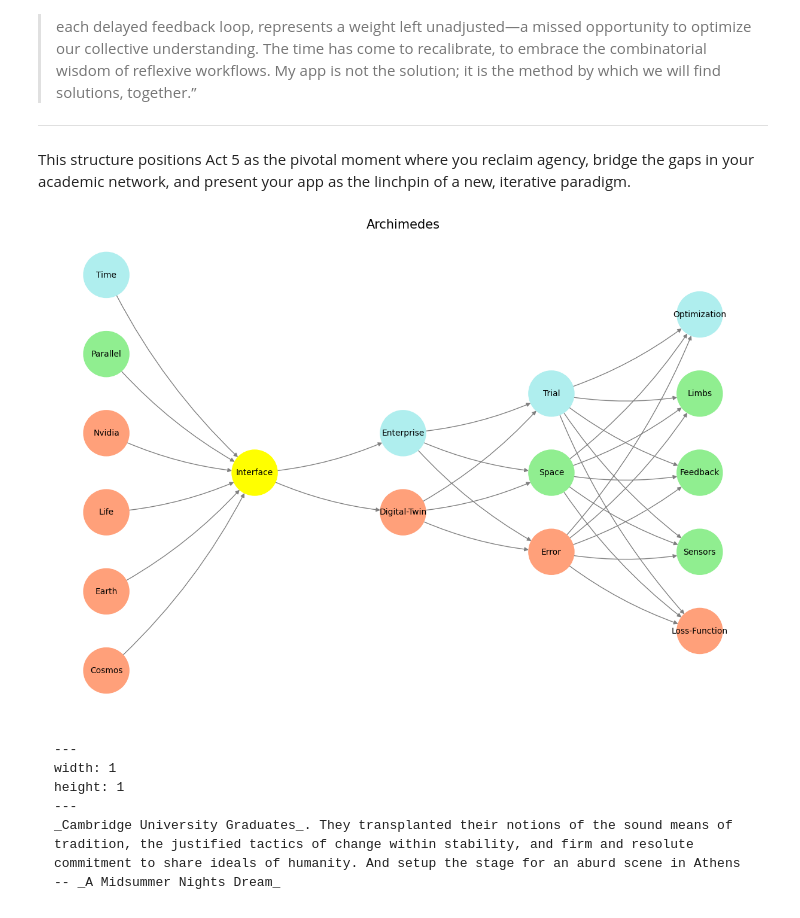
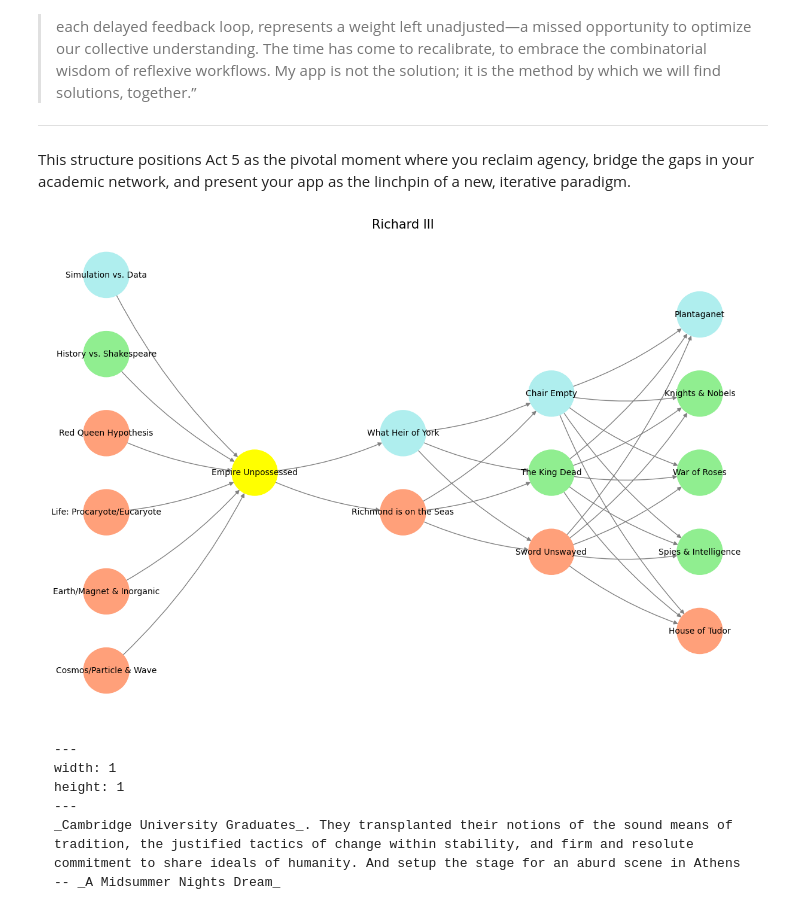
Before and after one commit to abikesa/weisner, a Jupyter notebook: kitabo/ensi/_build/jupyter_execute/act1/chapter3.ipynb, the cells around one changed output. Cells and saved outputs as stored; diff of their text form; code cells hidden in the pictures.

Commit message:
is the chair empty?

````diff
--- a/kitabo/ensi/_build/jupyter_execute/act1/chapter3.ipynb
+++ b/kitabo/ensi/_build/jupyter_execute/act1/chapter3.ipynb
@@ -54,36 +54,36 @@ import networkx as nx
 # Define the neural network structure; modified to align with "Aprés Moi, Le Déluge" (i.e. Je suis AlexNet)
 def define_layers():
     return {
-        'Pre-Input/World': ['Cosmos', 'Earth', 'Life', 'Nvidia', 'Parallel', 'Time'],
-        'Yellowstone/PerceptionAI': ['Interface'],
-        'Input/AgenticAI': ['Digital-Twin', 'Enterprise'],
-        'Hidden/GenerativeAI': ['Error', 'Space', 'Trial'],
-        'Output/PhysicalAI': ['Loss-Function', 'Sensors', 'Feedback', 'Limbs', 'Optimization']
+        'Pre-Input/World': ['Cosmos/Particle & Wave', 'Earth/Magnet & Inorganic', 'Life: Procaryote/Eucaryote', 'Red Queen Hypothesis', 'History vs. Shakespeare', 'Simulation vs. Data'],
+        'Yellowstone/PerceptionAI': ['Empire Unpossessed'],
+        'Input/AgenticAI': ['Richmond is on the Seas', 'What Heir of York'],
+        'Hidden/GenerativeAI': ['Sword Unswayed', 'The King Dead', 'Chair Empty'],
+        'Output/PhysicalAI': ['House of Tudor', 'Spies & Intelligence', 'War of Roses', 'Knights & Nobels', 'Plantaganet']
     }
 
 # Assign colors to nodes
 def assign_colors(node, layer):
-    if node == 'Interface':
+    if node == 'Empire Unpossessed':
         return 'yellow'
-    if layer == 'Pre-Input/World' and node in [ 'Time']:
+    if layer == 'Pre-Input/World' and node in [ 'Simulation vs. Data']:
         return 'paleturquoise'
-    if layer == 'Pre-Input/World' and node in [ 'Parallel']:
+    if layer == 'Pre-Input/World' and node in [ 'History vs. Shakespeare']:
         return 'lightgreen'
-    elif layer == 'Input/AgenticAI' and node == 'Enterprise':
+    elif layer == 'Input/AgenticAI' and node == 'What Heir of York':
         return 'paleturquoise'
     elif layer == 'Hidden/GenerativeAI':
-        if node == 'Trial':
+        if node == 'Chair Empty':
             return 'paleturquoise'
-        elif node == 'Space':
+        elif node == 'The King Dead':
             return 'lightgreen'
-        elif node == 'Error':
+        elif node == 'Sword Unswayed':
             return 'lightsalmon'
     elif layer == 'Output/PhysicalAI':
-        if node == 'Optimization':
+        if node == 'Plantaganet':
             return 'paleturquoise'
-        elif node in ['Limbs', 'Feedback', 'Sensors']:
+        elif node in ['Knights & Nobels', 'War of Roses', 'Spies & Intelligence']:
             return 'lightgreen'
-        elif node == 'Loss-Function':
+        elif node == 'House of Tudor':
             return 'lightsalmon'
     return 'lightsalmon'  # Default color
 
@@ -102,35 +102,35 @@ def visualize_nn():
     center_x = 0  # Align nodes horizontally
 
     # Add nodes and assign positions
     for i, (layer_name, nodes) in enumerate(layers.items()):
         y_positions = calculate_positions(nodes, center_x, offset=-len(layers) + i + 1)
         for node, position in zip(nodes, y_positions):
             G.add_node(node, layer=layer_name)
             pos[node] = position
             node_colors.append(assign_colors(node, layer_name))
 
     # Add edges (without weights)
     for layer_pair in [
         ('Pre-Input/World', 'Yellowstone/PerceptionAI'), ('Yellowstone/PerceptionAI', 'Input/AgenticAI'), ('Input/AgenticAI', 'Hidden/GenerativeAI'), ('Hidden/GenerativeAI', 'Output/PhysicalAI')
     ]:
         source_layer, target_layer = layer_pair
         for source in layers[source_layer]:
             for target in layers[target_layer]:
                 G.add_edge(source, target)
 
     # Draw the graph
     plt.figure(figsize=(12, 8))
     nx.draw(
         G, pos, with_labels=True, node_color=node_colors, edge_color='gray',
         node_size=3000, font_size=10, connectionstyle="arc3,rad=0.1"
     )
-    plt.title("Archimedes", fontsize=15)
+    plt.title("Richard III", fontsize=15)
     plt.show()
 
 # Run the visualization
 visualize_nn()
 # %% [output]
-[figure, old version]
+[figure, new version]
 # %% [markdown]
 ```{figure} ../figures/blanche.*
 ---
````
Also changed, not shown: 9 other files.
